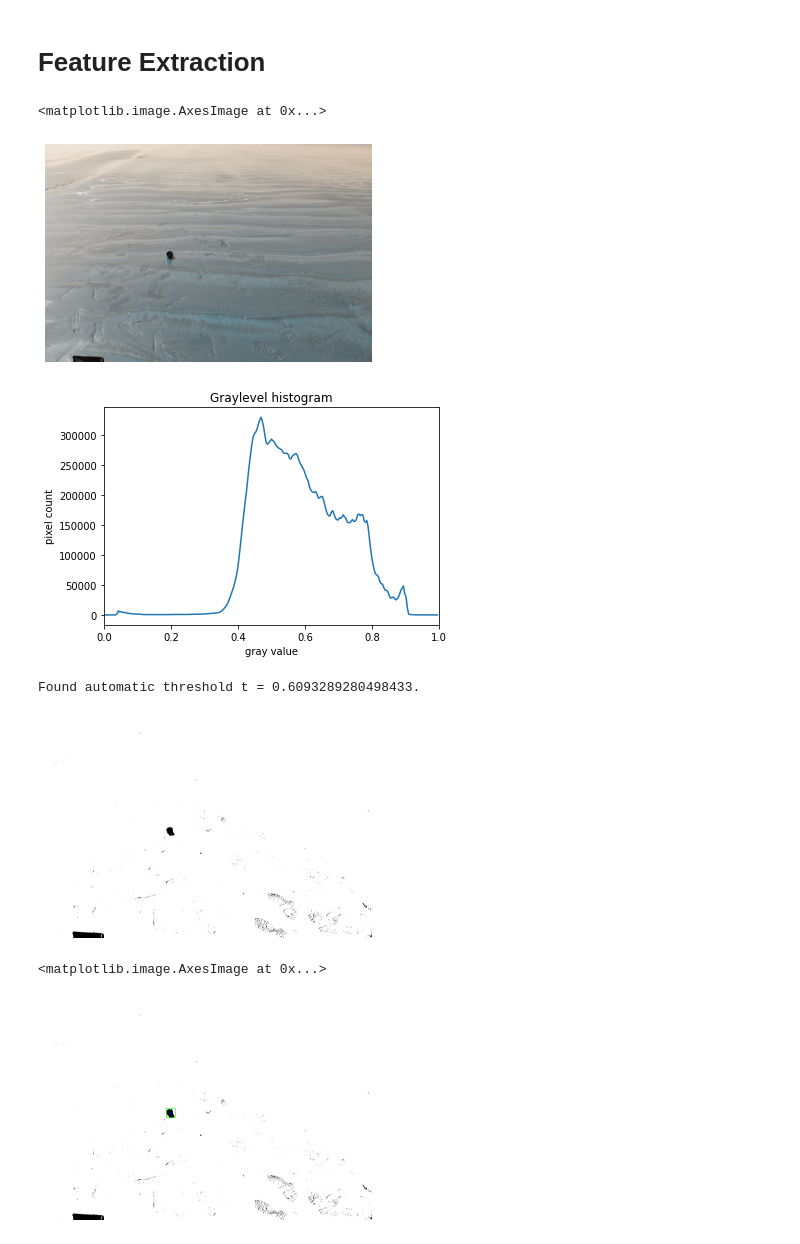
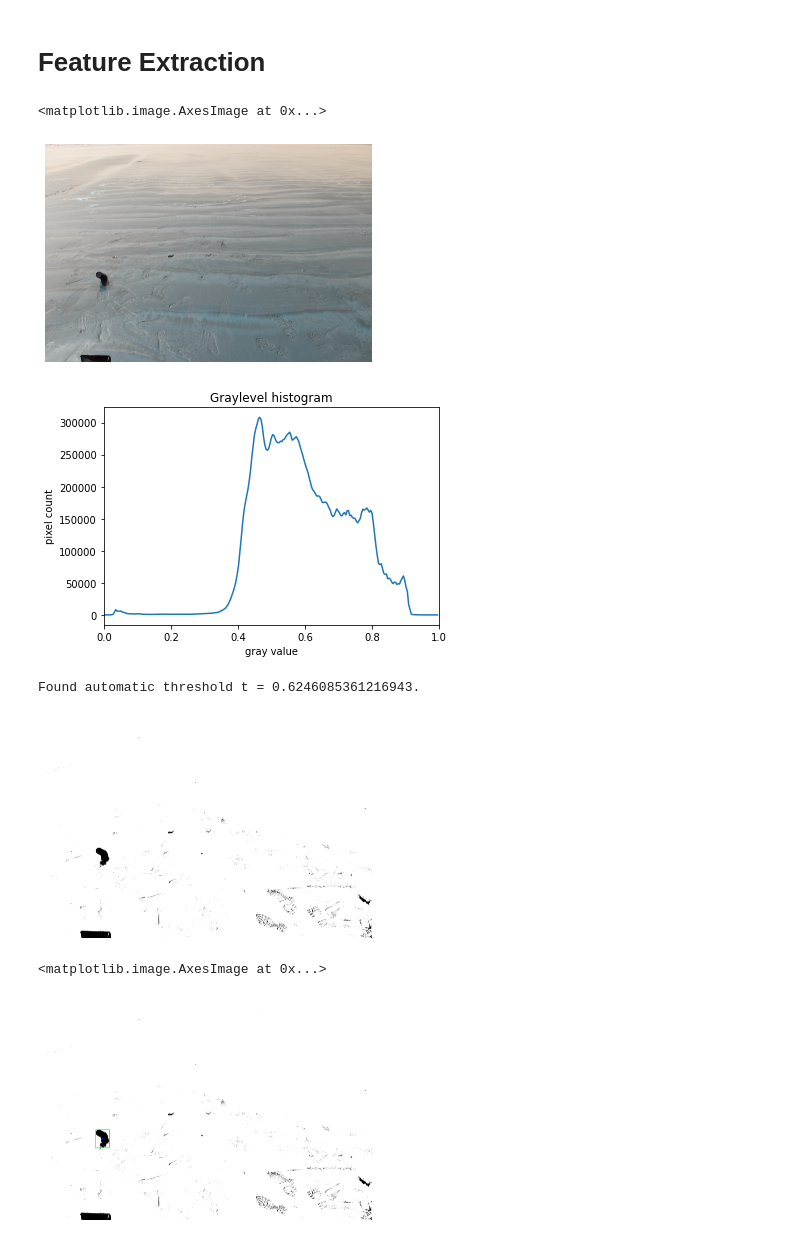
Before and after one commit to pbplop29/Photogrammetry, a Jupyter notebook: Photogrammetry.ipynb, the cells around one changed output. Saved outputs shown, nothing was run; the diff lists cells and outputs as text; code cells hidden in the pictures.

```diff
--- a/Photogrammetry.ipynb
+++ b/Photogrammetry.ipynb
@@ -185,13 +185,13 @@ Found the prespective multiplier === 2.2365.
 # Feature Extraction
 # %%
 # Reading and plotting the problem image
-image_name = '1.JPG'
+image_name = '2.JPG'
 img = cv2.imread(image_name)
 plt.axis('off')
 plt.imshow(img)
 # %% [output]
 <matplotlib.image.AxesImage at 0x...>
-[figure, old version]
+[figure, new version]
 # %%
 # Handling the naming conventions, if we want to save the files
 image_name_proper = image_name.rsplit( ".", 1 )[ 0 ]
@@ -217,14 +217,14 @@ plt.ylabel("pixel count")
 plt.xlim(0, 1.0)
 plt.show()
 # %% [output]
-[figure, old version]
+[figure, new version]
 # %%
 # Finding the optimum threshold value from above histogram
 t = skimage.filters.threshold_otsu(blurred_image)
 print("Found automatic threshold t = {}.".format(t))
 t=t-0.25
 # %% [output]
-Found automatic threshold t = 0.6093289280498433.
+Found automatic threshold t = 0.6246085361216943.
 # %%
 # Creating the threshold mask
 binary_mask = blurred_image > t
@@ -234,37 +234,29 @@ plt.axis('off')
 plt.savefig(image_mask_name,dpi=300*4.415,bbox_inches='tight',pad_inches = 0)
 plt.show()
 # %% [output]
-[figure, old version]
+[figure, new version]
 # %%
-def display(img):
-    cv2_imshow(img)
-def shape(img):
-    print(img.shape)
-def resize(img, width=100, height=100, inter=cv2.INTER_AREA):
-    img = cv2.resize(img, (width,height), interpolation=inter)
-    return img
-
-# input should be a grayscale image
+# Finding the edges and plotting a contour around our object
 imgx = cv2.imread(image_resized_name)
 img = cv2.imread(image_mask_name)
 imgray = cv2.cvtColor(img, cv2.COLOR_BGR2GRAY)
 ret, thresh = cv2.threshold(imgray, 127, 255, 0)
 edged = cv2.Canny(imgray, 30, 200,0)
 dilate = cv2.dilate(thresh, None, iterations=1)
 erode = cv2.erode(dilate, None, iterations=1)
 contours, hierarchy = cv2.findContours(erode , cv2.RETR_TREE, cv2.CHAIN_APPROX_NONE)
 for c in contours:
     area = cv2.contourArea(c)
     if area >img.shape[0]*img.shape[1]*0.98 or area < img.shape[0]*img.shape[1]*0.00065:
         pass
     else:
         x, y, w, h = cv2.boundingRect(c)
         cv2.rectangle(img, (x, y), (x + w, y + h), (0, 255, 0), 10)
         cv2.circle(img, (x + w//2, y + h//2), 10, (0, 0, 255), 15)
 
 #cv2.imwrite(image_contours_name, img)
 plt.axis('off')
 plt.imshow(img)
 # %% [output]
 <matplotlib.image.AxesImage at 0x...>
-[figure, old version]
+[figure, new version]
```
Also changed, not shown: parts of 5 cells of this notebook.
